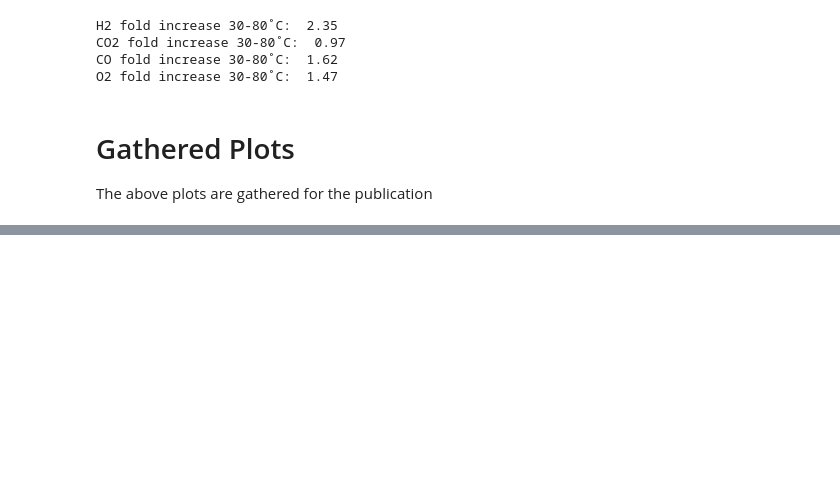
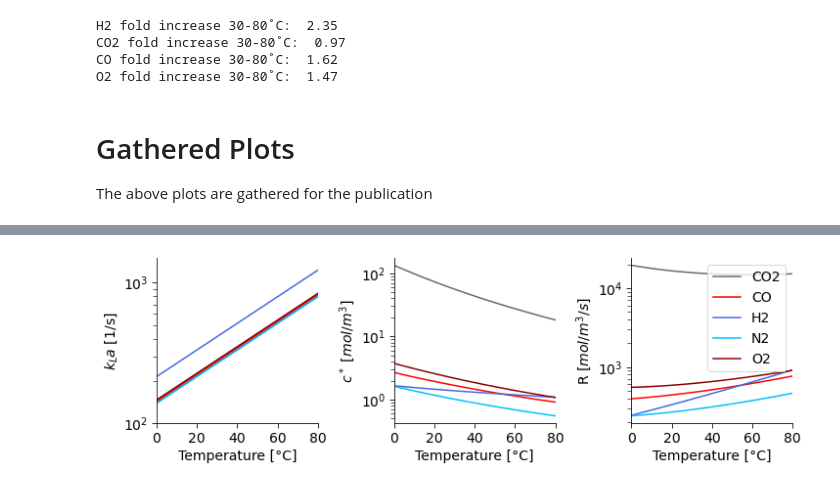
Before and after one commit to biosustain/CO2_fixation_models, a Jupyter notebook: Scripts/01_Gas-LiquidMassTransfer.ipynb, the cells around one changed output, grey strips where cells are left out. Saved outputs shown, nothing was run; the diff lists cells and outputs as text; code cells hidden in the pictures; blank space fills up the shorter version.

```diff
--- a/Scripts/01_Gas-LiquidMassTransfer.ipynb
+++ b/Scripts/01_Gas-LiquidMassTransfer.ipynb
@@ -338,0 +280,45 @@ plt.show()
+# %%
+plt.rcParams['axes.spines.right'] = False
+plt.rcParams['axes.spines.top'] = False
+plt.rcParams['font.size'] = "14"
+plt.rcParams['xtick.major.size'] = 5
+plt.rcParams['ytick.major.size'] = 5
+plt.rcParams['ytick.minor.size'] = 4
+
+fig, axs = plt.subplots(nrows = 1, ncols = 3, constrained_layout=True, figsize=(10,3))
+
+axs[0].plot(Kelvin_Celsius(T), KLa("CO2",T), "dimgray")
+axs[0].plot(Kelvin_Celsius(T), KLa("CO",T), 'red')
+axs[0].plot(Kelvin_Celsius(T), KLa("H2",T), 'royalblue')
+axs[0].plot(Kelvin_Celsius(T), KLa("N2",T), 'deepskyblue')
+axs[0].plot(Kelvin_Celsius(T), KLa("O2",T), 'darkred')
+
+axs[1].plot(Kelvin_Celsius(T), Csat("CO2",T, 1), "dimgray")
+axs[1].plot(Kelvin_Celsius(T), Csat("CO",T, 1), 'red')
+axs[1].plot(Kelvin_Celsius(T), Csat("H2",T, 1), 'royalblue')
+axs[1].plot(Kelvin_Celsius(T), Csat("N2",T, 1), 'deepskyblue')
+axs[1].plot(Kelvin_Celsius(T), Csat("O2",T, 1), 'darkred')
+
+axs[2].plot(Kelvin_Celsius(T), RT("CO2",T,c_co2,1), "dimgray")
+axs[2].plot(Kelvin_Celsius(T), RT("CO",T,c_co,1), 'red')
+axs[2].plot(Kelvin_Celsius(T), RT("H2",T,c_h2,1), 'royalblue')
+axs[2].plot(Kelvin_Celsius(T), RT("N2",T,c_o2,1), 'deepskyblue')
+axs[2].plot(Kelvin_Celsius(T), RT("O2",T,c_o2,1), 'darkred')
+
+for a in axs: a.set(
+    yscale = 'log',
+    xticks = [0,20,40,60,80],
+    xlabel = 'Temperature [°C]',
+    xlim = [Kelvin_Celsius(T0), Kelvin_Celsius(T0)+dt])
+
+axs[0].set_ylabel(r'$k_La$ [1/s]')
+axs[0].set_ylim(100, 1500)
+axs[1].set_ylabel(r'$c^*$ [$mol/m^3$]')
+axs[2].set_ylabel(r'R [$mol/m^3/s$]')
+
+axs[2].legend(['CO2', 'CO', 'H2', 'N2','O2'], loc='upper right', bbox_to_anchor=(1, 1))
+
+plt.savefig('../Figures/F02_GasesMassTransfer.png')
+plt.show()
+# %% [output]
+[figure, added]
```
Also changed, not shown: parts of 6 cells of this notebook, 29 other files.
